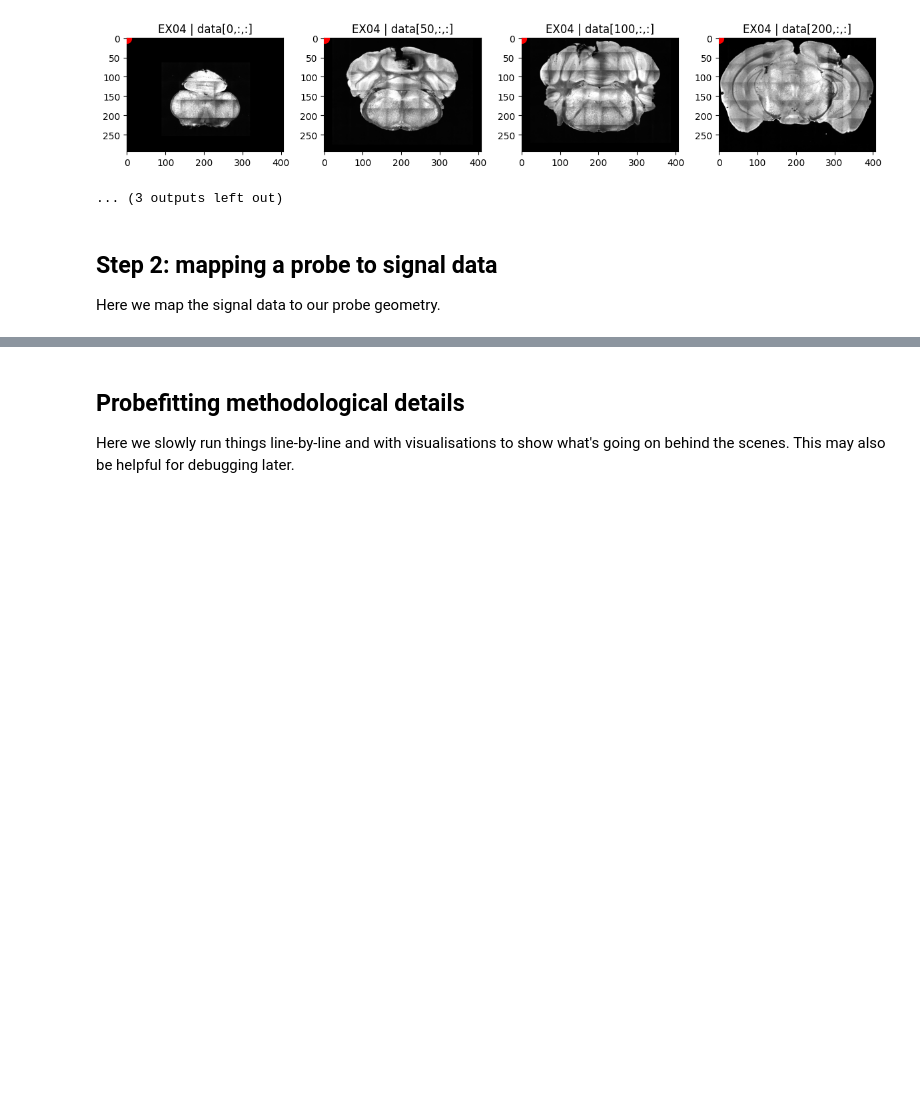
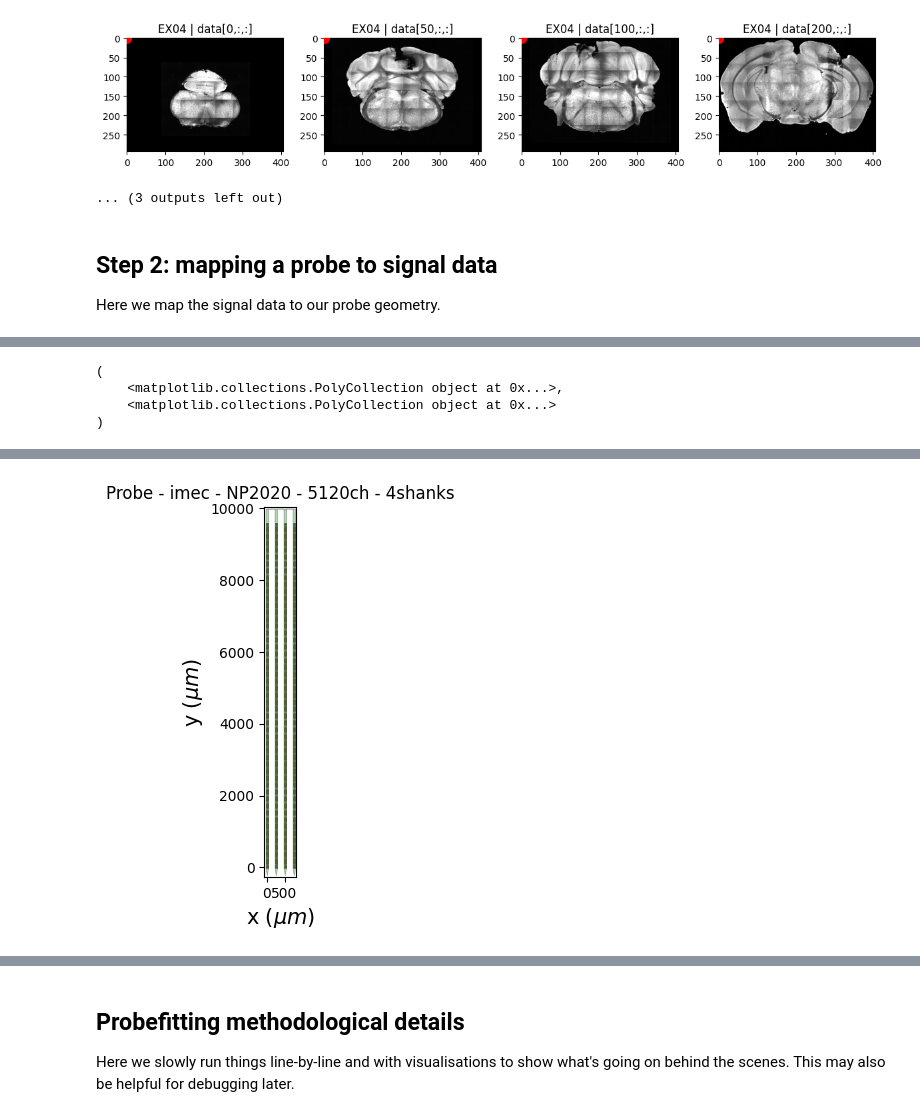
Before and after one commit to cognitive-circuits/brainreg_probe, a Jupyter notebook: interactive_notebook.ipynb, the cells around one changed output, grey strips where cells are left out. Saved outputs shown, nothing was run; the diff lists cells and outputs as text; code cells hidden in the pictures; blank space fills up the shorter version.

```diff
--- a/demo_notebook.ipynb
+++ b/interactive_notebook.ipynb
@@ -50,3 +52,11 @@ Saved plot to: ../data/preprocessed_data/brainreg/EX04/orientation_check.png
 ## Step 2: mapping a probe to signal data
 
 Here we map the signal data to our probe geometry.
+# %%
+# Probe interface example
+import probeinterface as pi
+from probeinterface.plotting import plot_probe, plot_probe_group
+
+test_probe = pi.get_probe(manufacturer='imec',probe_name='NP2020')
+plot_probe(test_probe)
+# %% [output]
@@ -52,0 +64,4 @@ Here we map the signal data to our probe geometry.
+(
+    <matplotlib.collections.PolyCollection object at 0x...>,
+    <matplotlib.collections.PolyCollection object at 0x...>
+)
@@ -53,2 +69,3 @@ Here we map the signal data to our probe geometry.
+[figure, added]
 # %%
 reload(pit)
```
Also changed, not shown: parts of 7 cells of this notebook, 1 other file.
